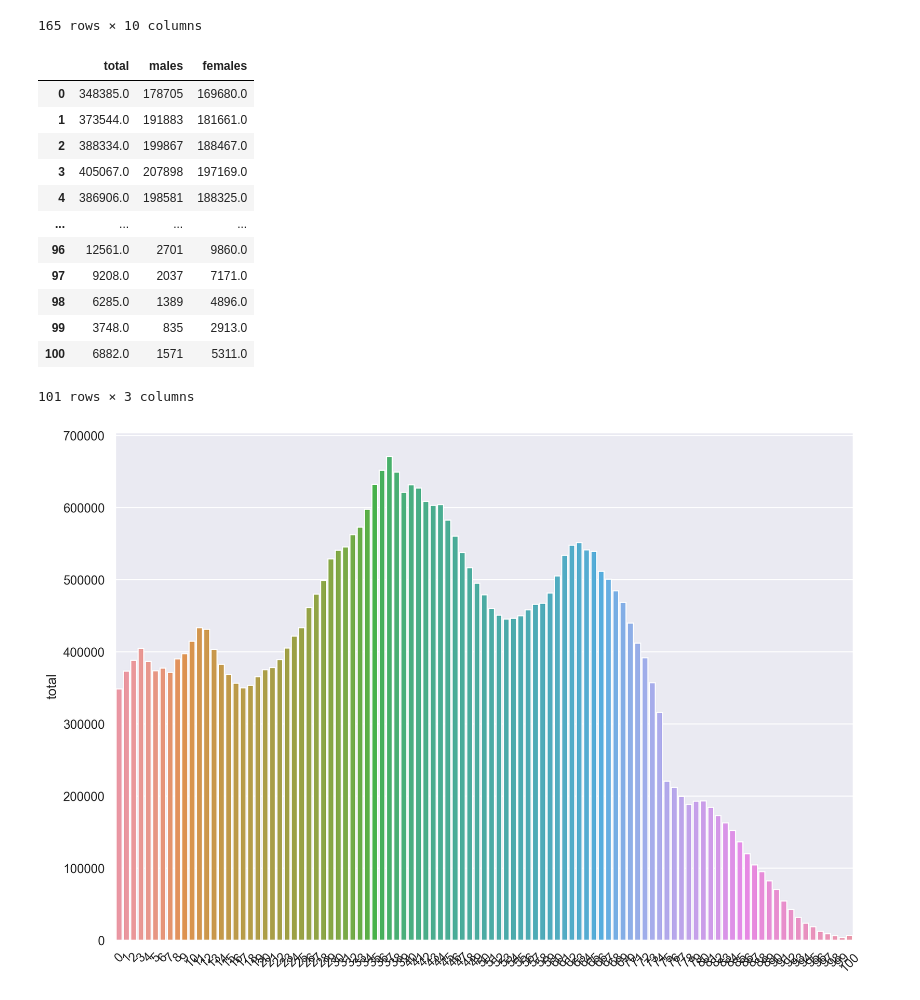
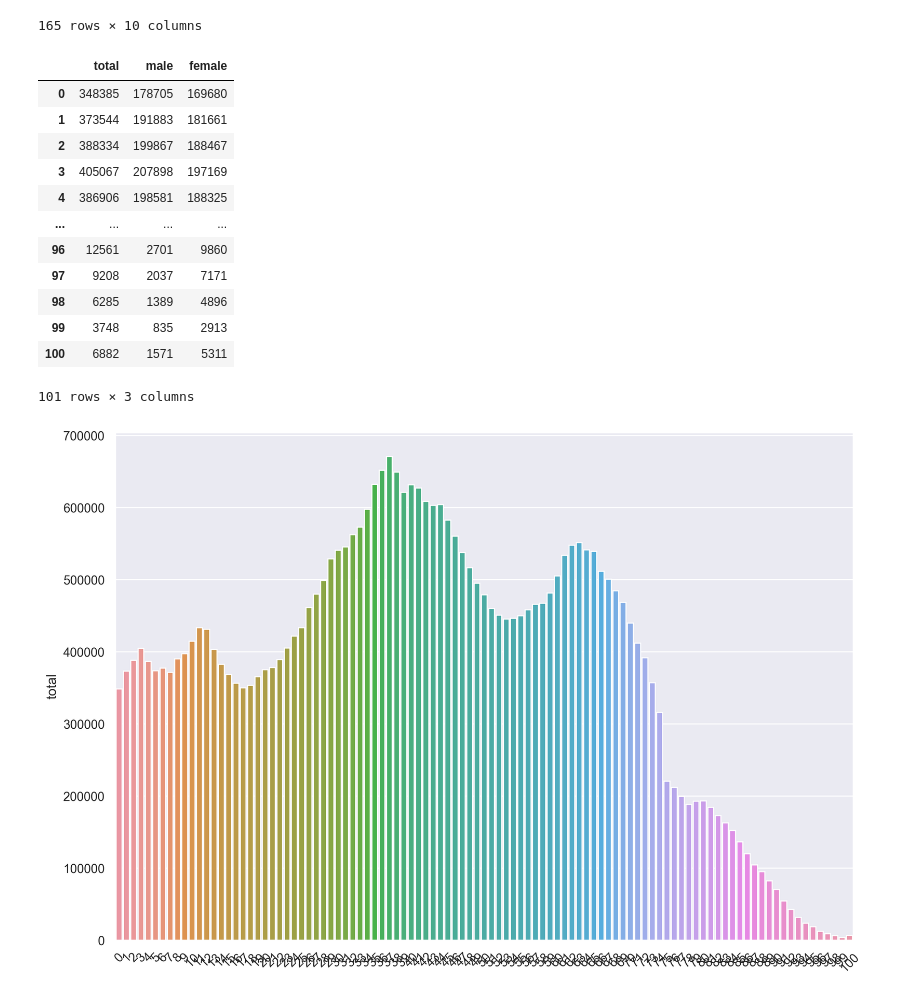
Before and after one commit to pawpie-otw/BEng_project, a Jupyter notebook: analysis/analysis_age_sex.ipynb, the cells around one changed output. Drawn from its saved outputs; the diff is of its cells as text; code cells hidden in the pictures.

```diff
--- a/analysis/analysis_age_sex.ipynb
+++ b/analysis/analysis_age_sex.ipynb
@@ -21,23 +21,24 @@ population
 # %%
 df = population.loc[4:125,population.columns[1:4]].reset_index(drop=True)
 df.drop(range(0,120,6), inplace=True)
 df.drop([121], inplace=True)
 df.reset_index(inplace=True, drop=True)
-df.columns=[ 'total','males','females']
+df.columns=[ 'total','male','female']
+df = df.astype({'male':int, 'female':int,'total':int})
 df
 # %% [output]
-|  | total | males | females |
-| 0 | 348385.0 | 178705 | 169680.0 |
-| 1 | 373544.0 | 191883 | 181661.0 |
-| 2 | 388334.0 | 199867 | 188467.0 |
-| 3 | 405067.0 | 207898 | 197169.0 |
-| 4 | 386906.0 | 198581 | 188325.0 |
+|  | total | male | female |
+| 0 | 348385 | 178705 | 169680 |
+| 1 | 373544 | 191883 | 181661 |
+| 2 | 388334 | 199867 | 188467 |
+| 3 | 405067 | 207898 | 197169 |
+| 4 | 386906 | 198581 | 188325 |
 | ... | ... | ... | ... |
-| 96 | 12561.0 | 2701 | 9860.0 |
-| 97 | 9208.0 | 2037 | 7171.0 |
-| 98 | 6285.0 | 1389 | 4896.0 |
-| 99 | 3748.0 | 835 | 2913.0 |
-| 100 | 6882.0 | 1571 | 5311.0 |
+| 96 | 12561 | 2701 | 9860 |
+| 97 | 9208 | 2037 | 7171 |
+| 98 | 6285 | 1389 | 4896 |
+| 99 | 3748 | 835 | 2913 |
+| 100 | 6882 | 1571 | 5311 |
 101 rows × 3 columns
 # %%
 import seaborn as sns
```
Also changed, not shown: parts of 5 cells of this notebook, 12 other files.
